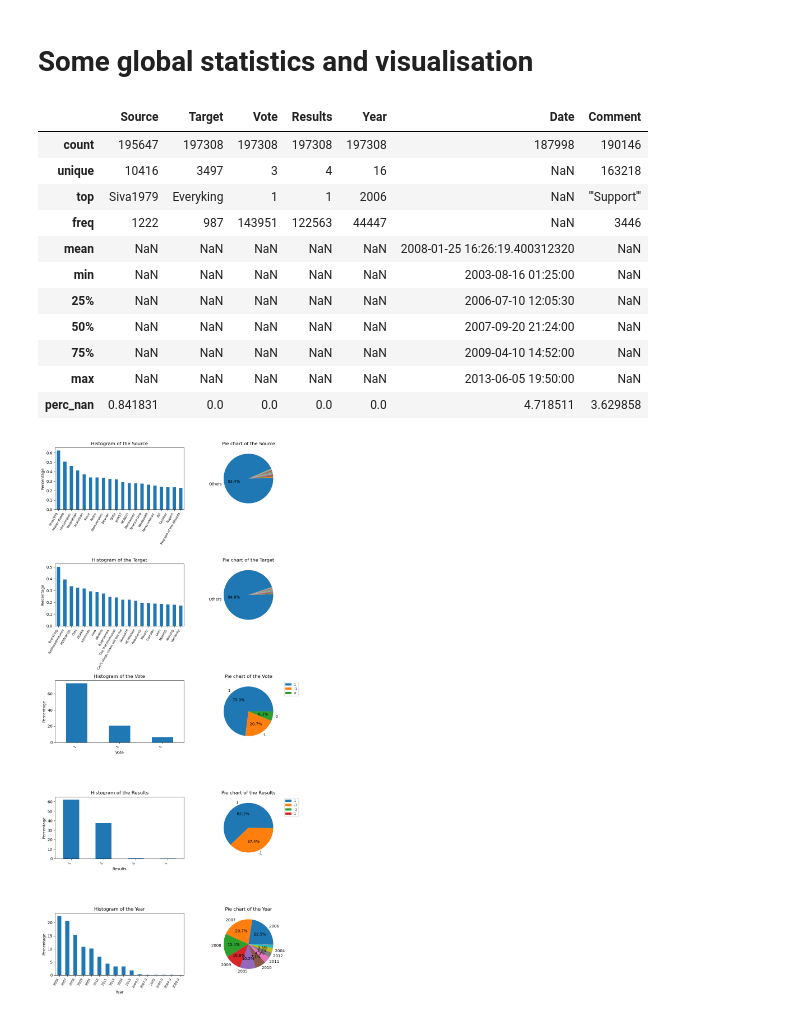
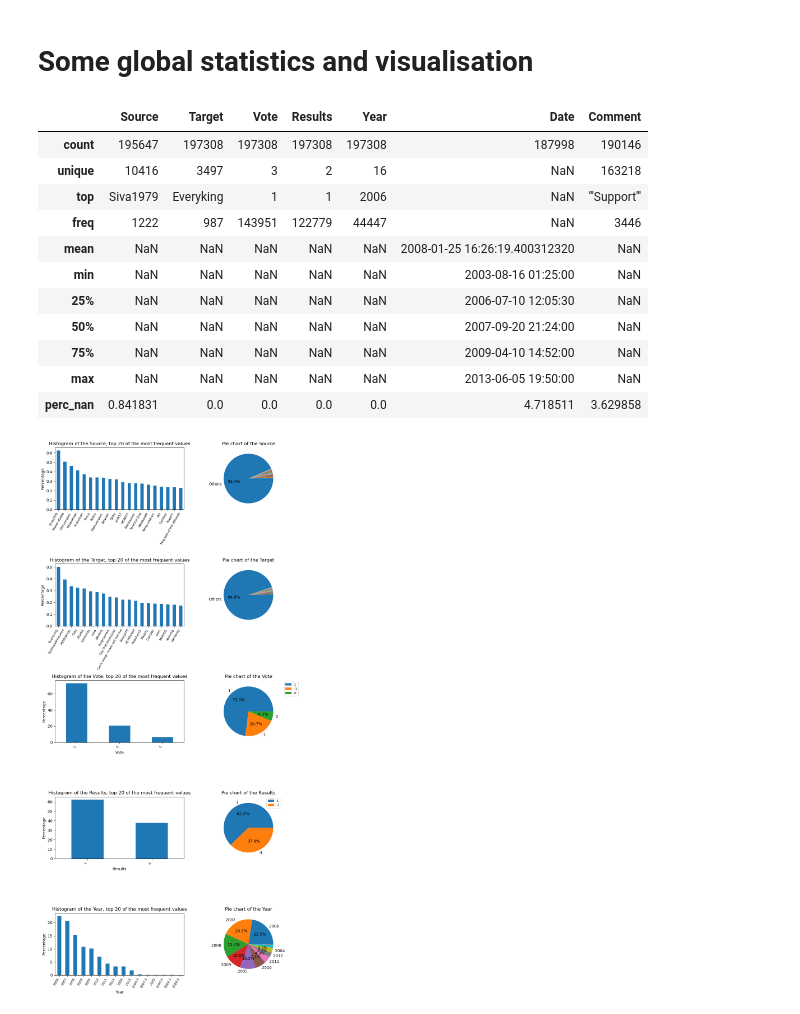
Before and after one commit to epfl-ada/ada-2023-project-abracadabra, a Jupyter notebook: data_handling.ipynb, the cells around one changed output. Saved outputs shown, nothing was run; the diff lists cells and outputs as text; code cells hidden in the pictures.

```diff
--- a/data_handling.ipynb
+++ b/data_handling.ipynb
@@ -95,2 +122,5 @@ df
+# %%
+# Drop rows with missing values in Source column
+df.dropna(subset=['Source'], inplace=True)
 # %% [markdown]
 ### Check for duplicates in the data
@@ -97,8 +138,8 @@ df
 # %%
-# Select users with a significant number of duplicates (by manually checking the data we found that 6 discriminate perfectly between users with actual duplicates and users with only missing data or basic comments)
-users_with_duplicates = df[df.duplicated(['Source', 'Target', 'Comment', 'Date'], keep=False) & df.Source.notnull()].groupby('Target').size() >= 6
-users_with_duplicates = users_with_duplicates[users_with_duplicates].index
-duplicates = df[df.Target.isin(users_with_duplicates) & df.duplicated(['Source', 'Target', 'Comment', 'Date'], keep=False) & df.Source.notnull()].sort_values(by=['Target', 'Source', 'Date'])
+# Select target with a significant number of duplicates (by manually checking the data we found that 6 discriminate perfectly between users with actual duplicates and users with only missing data or basic comments)
+target_with_duplicates = df[df.duplicated(['Source', 'Target', 'Comment', 'Date'], keep=False)].groupby('Target').size() >= 6
+target_with_duplicates = target_with_duplicates[target_with_duplicates].index
+duplicates = df[df.Target.isin(target_with_duplicates) & df.duplicated(['Source', 'Target', 'Comment', 'Date'], keep=False)].sort_values(by=['Target', 'Source', 'Date'])
 #Remove the data of to_remove from df
 df = df.drop(duplicates.index)
 
@@ -124,11 +165,11 @@ df = pd.concat([df, duplicates]).sort_index()
 
 
 # Deal with duplicates that have different Vote
-double_vote = df[df.duplicated(['Source', 'Target', 'Comment', 'Date'], keep=False) & df.Source.notnull() & df.Date.notnull() & (df.Vote == '0')]
+double_vote = df[df.duplicated(['Source', 'Target', 'Comment', 'Date'], keep=False) & df.Date.notnull() & (df.Vote == '0')]
 # Drop the double_vote rows
 df.drop(double_vote.index, inplace=True)
 
-df
+df.sample(3)
 # %% [output]
 |  | Source | Target | Vote | Results | Year | Date | Comment |
 | 0 | Steel1943 | BDD | 1 | 1 | 2013 | 2013-04-19 23:13:00 | '''Support''' as co-nom. |
@@ -156,9 +197,9 @@ stats
 # %% [output]
 |  | Source | Target | Vote | Results | Year | Date | Comment |
 | count | 195647 | 197308 | 197308 | 197308 | 197308 | 187998 | 190146 |
-| unique | 10416 | 3497 | 3 | 4 | 16 | NaN | 163218 |
+| unique | 10416 | 3497 | 3 | 2 | 16 | NaN | 163218 |
 | top | Siva1979 | Everyking | 1 | 1 | 2006 | NaN | '''Support''' |
-| freq | 1222 | 987 | 143951 | 122563 | 44447 | NaN | 3446 |
+| freq | 1222 | 987 | 143951 | 122779 | 44447 | NaN | 3446 |
 | mean | NaN | NaN | NaN | NaN | NaN | 2008-01-25 16:26:19.400312320 | NaN |
 | min | NaN | NaN | NaN | NaN | NaN | 2003-08-16 01:25:00 | NaN |
 | 25% | NaN | NaN | NaN | NaN | NaN | 2006-07-10 12:05:30 | NaN |
@@ -181,34 +222,35 @@ for i, col in enumerate(all_cols):
         top_n = pd.Series(data[col].value_counts().iloc[:n_top])
         others = pd.Series(data[col].value_counts().iloc[n_top:].sum(), index=['Others'])
         value_counts = pd.concat([top_n, others])
+        title_extension = 'Histogram of the ' + col + ', top ' + str(n_top) + ' of the most frequent values'
 
     elif col in value_cols:
         value_counts = data[col].value_counts()
 
     value_counts = 100*value_counts/np.sum(value_counts)
     labels = value_counts.index.to_list()
 
     # Count plot
     chart = value_counts[value_counts.index != 'Others'].plot(kind='bar', ax=ax1)
     chart.set_xticklabels(chart.get_xticklabels(), rotation=60, horizontalalignment='right', fontsize = 8)
-    ax1.set_title('Histogram of the ' + col)
+    ax1.set_title('Histogram of the ' + col + ', top ' + str(n_top) + ' of the most frequent values')
     ax1.set_ylabel('Percentage')
 
     # Pie chart
     wedges, texts, autotexts = ax2.pie(value_counts, labels = labels, autopct='%1.1f%%')
     threshold = 2
     for label, pct_label in zip(texts, autotexts):
         pct_value = pct_label.get_text().rstrip('%')
         if float(pct_value) < threshold:
             label.set_text('')
             pct_label.set_text('')
 
     #if too much labels, don't show legend
     if len(labels) < 12:
         ax2.legend(bbox_to_anchor=(1.05, 1), fontsize = 8)
     ax2.set_title('Pie chart of the ' + col)
 
 fig.tight_layout()
 plt.show()
 # %% [output]
-[figure, old version]
+[figure, new version]
```
Also changed, not shown: parts of 6 cells of this notebook.
